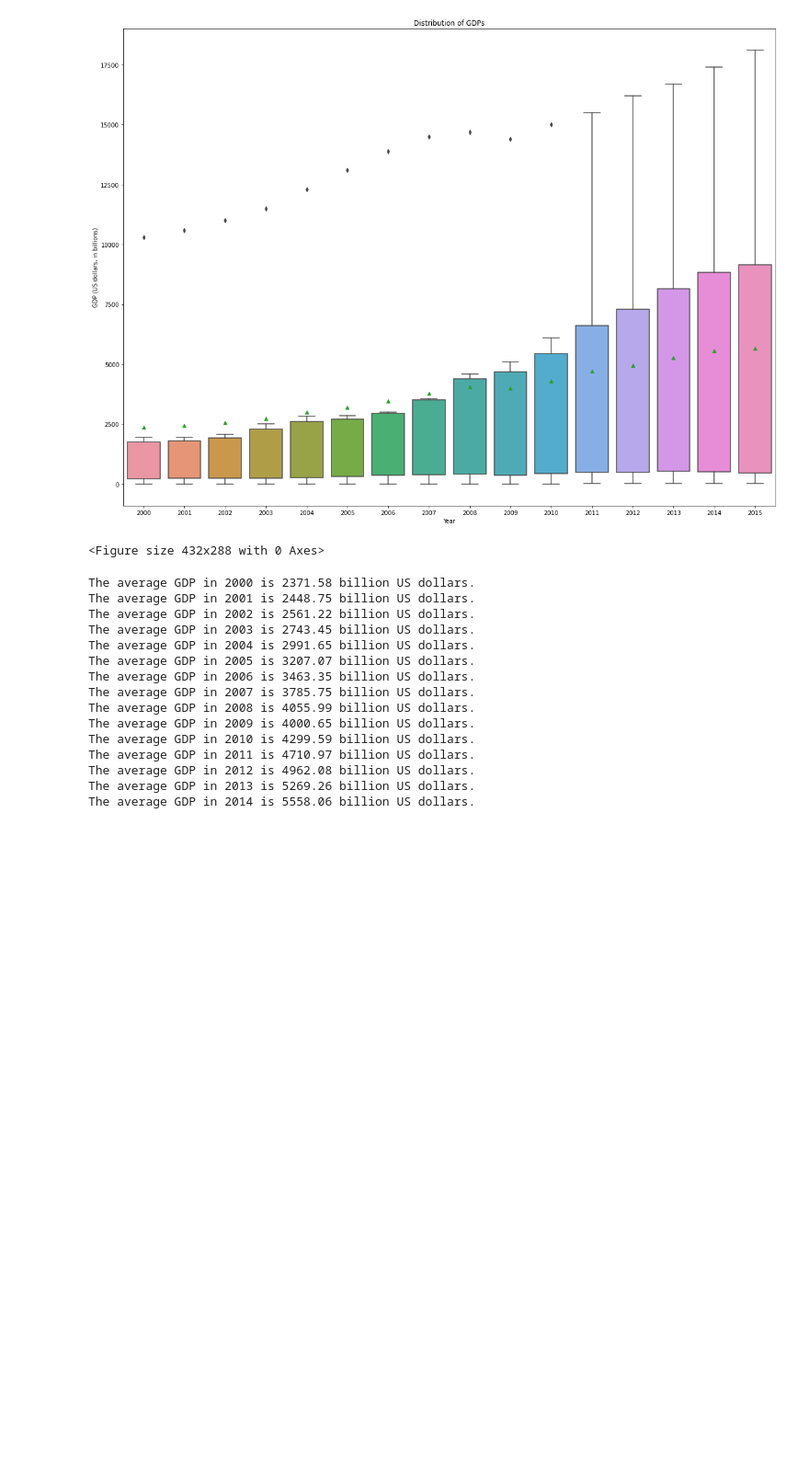
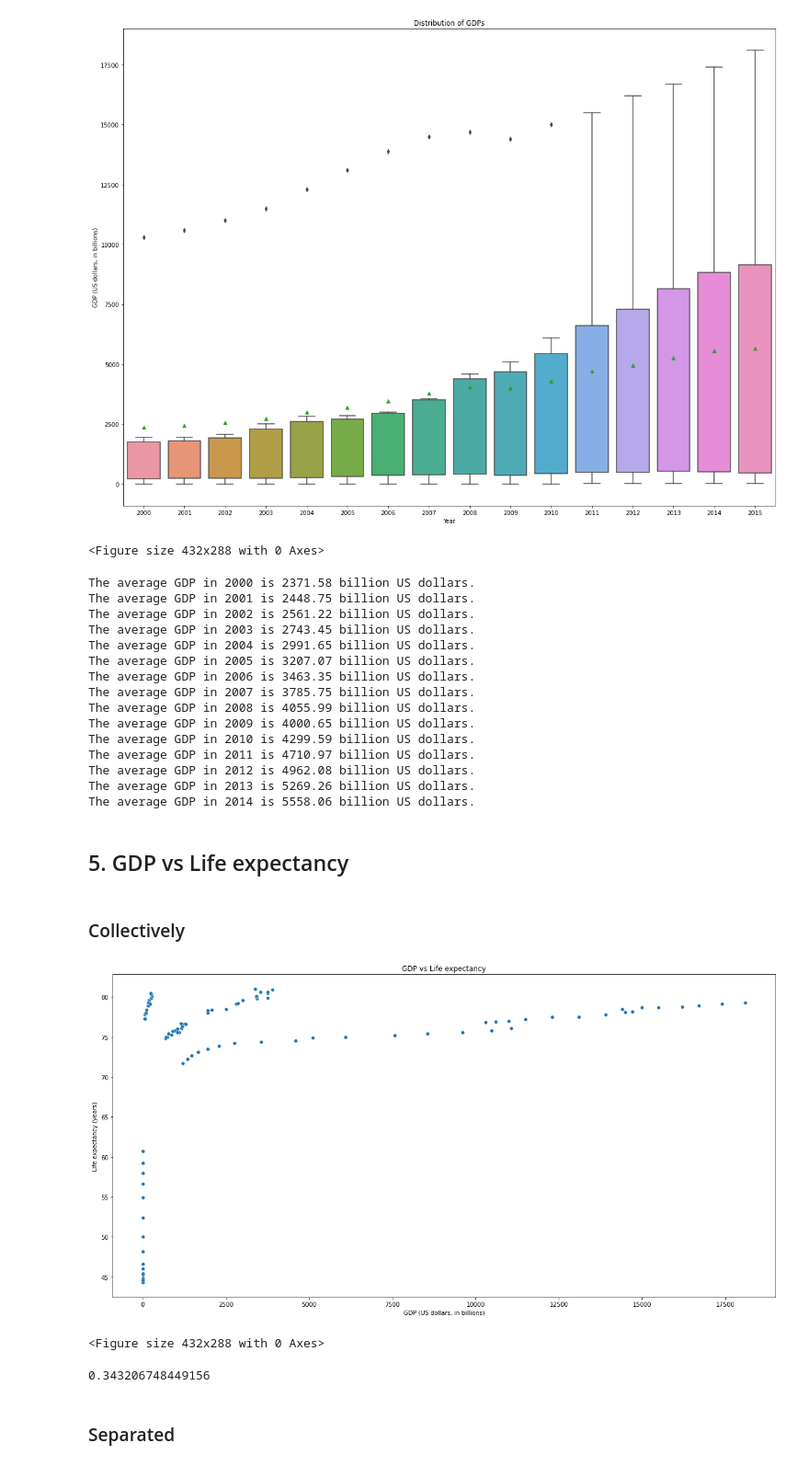
Before and after one commit to dariusbtzc/gdp-life-expectancy, a Jupyter notebook: life_expectancy_gdp.ipynb, the cells around one changed output. Shown at 92% size. Saved outputs shown, nothing was run; the diff lists cells and outputs as text; code cells hidden in the pictures; blank space fills up the shorter version.

Commit message:
Added "GDP vs Life expectancy" section

```diff
--- a/life_expectancy_gdp.ipynb
+++ b/life_expectancy_gdp.ipynb
@@ -360,3 +360,19 @@ The average GDP in 2011 is 4710.97 billion US dollars.
 The average GDP in 2012 is 4962.08 billion US dollars.
 The average GDP in 2013 is 5269.26 billion US dollars.
 The average GDP in 2014 is 5558.06 billion US dollars.
+# %% [markdown]
+## 5. GDP vs Life expectancy
+# %% [markdown]
+### Collectively
+# %%
+plt.figure(figsize = (20, 10))
+
+sns.scatterplot(x = data['GDP'] / pow(10, 9), y = data['Life expectancy at birth (years)'])
+plt.title("GDP vs Life expectancy")
+plt.xlabel('GDP (US dollars, in billions)')
+plt.ylabel('Life expectancy (years)')
+plt.show()
+plt.clf()
+# %% [output]
+[figure, added]
+<Figure size 432x288 with 0 Axes>
@@ -362,0 +381,7 @@ The average GDP in 2014 is 5558.06 billion US dollars.
+# %%
+correlation, p = pearsonr(data['GDP'], data['Life expectancy at birth (years)'])
+print(correlation)
+# %% [output]
+0.343206748449156
+# %% [markdown]
+### Separated
```
Also changed, not shown: parts of 1 cell of this notebook.
